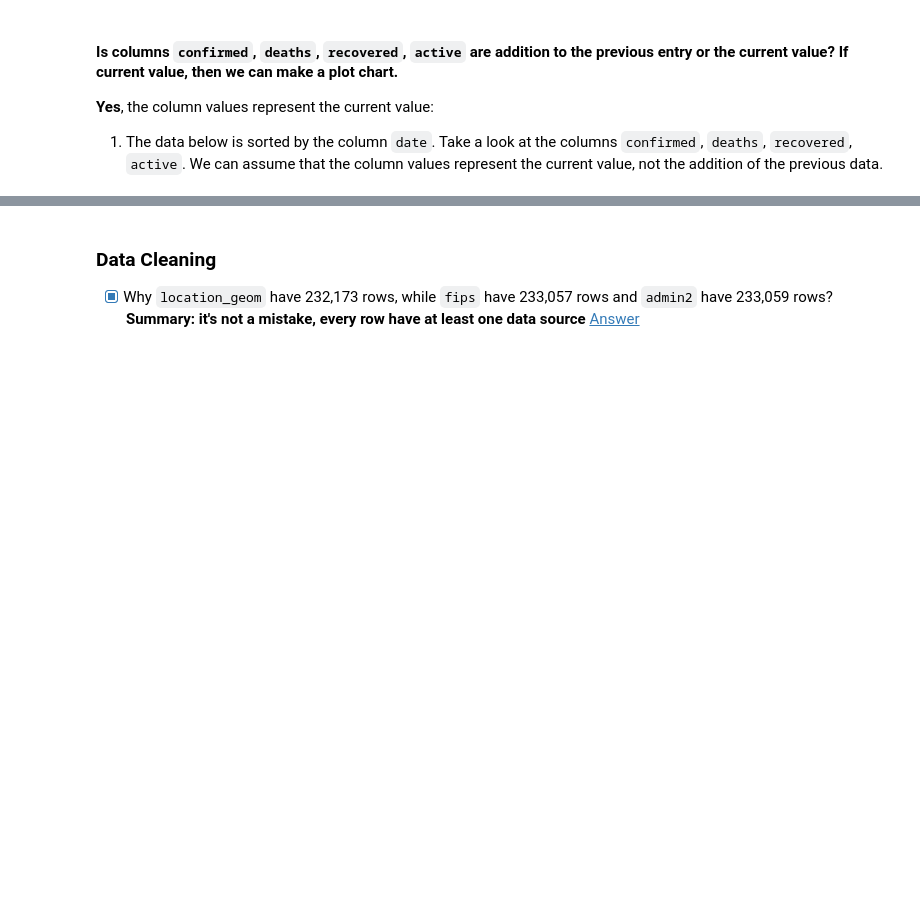
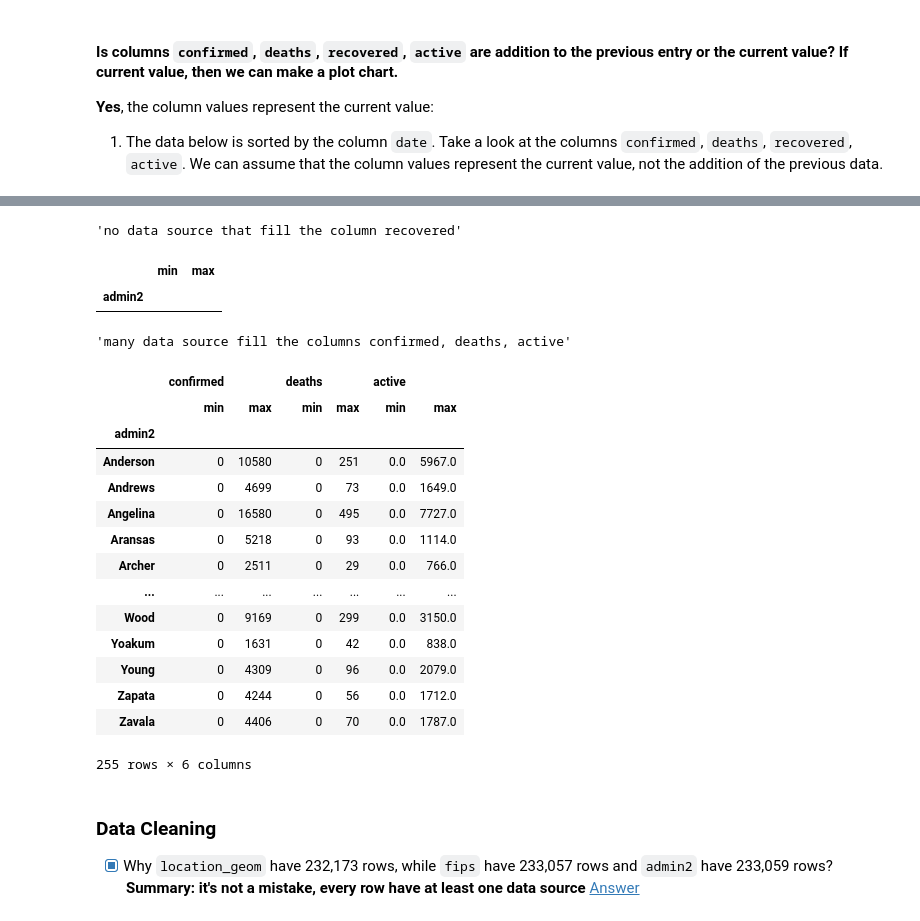
Before and after one commit to jasonrichdarmawan/p0-g1, a Jupyter notebook: h8dsft_P0W1_jason_rich_darmawan_onggo_putra.ipynb, the cells around one changed output, grey strips where cells are left out. Saved outputs shown, nothing was run; the diff lists cells and outputs as text; code cells hidden in the pictures; blank space fills up the shorter version.

```diff
--- a/h8dsft_P0W1_jason_rich_darmawan_onggo_putra.ipynb
+++ b/h8dsft_P0W1_jason_rich_darmawan_onggo_putra.ipynb
@@ -127,3 +132,26 @@ df[df["fips"] == 48001.0].sort_values(['date']).tail()
+# %%
+display("no data source that fill the column recovered", df.loc[df['recovered'] > 0].groupby('admin2')['recovered'].agg(['min', 'max']))
+display("many data source fill the columns confirmed, deaths, active", df.groupby('admin2')[['confirmed', 'deaths', 'active']].agg(['min', 'max']))
+# %% [output]
+'no data source that fill the column recovered'
+|  | min | max |
+| admin2 |  |  |
+'many data source fill the columns confirmed, deaths, active'
+|  | confirmed |  | deaths |  | active |  |
+|  | min | max | min | max | min | max |
+| admin2 |  |  |  |  |  |  |
+| Anderson | 0 | 10580 | 0 | 251 | 0.0 | 5967.0 |
+| Andrews | 0 | 4699 | 0 | 73 | 0.0 | 1649.0 |
+| Angelina | 0 | 16580 | 0 | 495 | 0.0 | 7727.0 |
+| Aransas | 0 | 5218 | 0 | 93 | 0.0 | 1114.0 |
+| Archer | 0 | 2511 | 0 | 29 | 0.0 | 766.0 |
+| ... | ... | ... | ... | ... | ... | ... |
+| Wood | 0 | 9169 | 0 | 299 | 0.0 | 3150.0 |
+| Yoakum | 0 | 1631 | 0 | 42 | 0.0 | 838.0 |
+| Young | 0 | 4309 | 0 | 96 | 0.0 | 2079.0 |
+| Zapata | 0 | 4244 | 0 | 56 | 0.0 | 1712.0 |
+| Zavala | 0 | 4406 | 0 | 70 | 0.0 | 1787.0 |
+255 rows × 6 columns
 # %% [markdown]
 ### Data Cleaning
 
```
Also changed, not shown: parts of 15 cells of this notebook.
